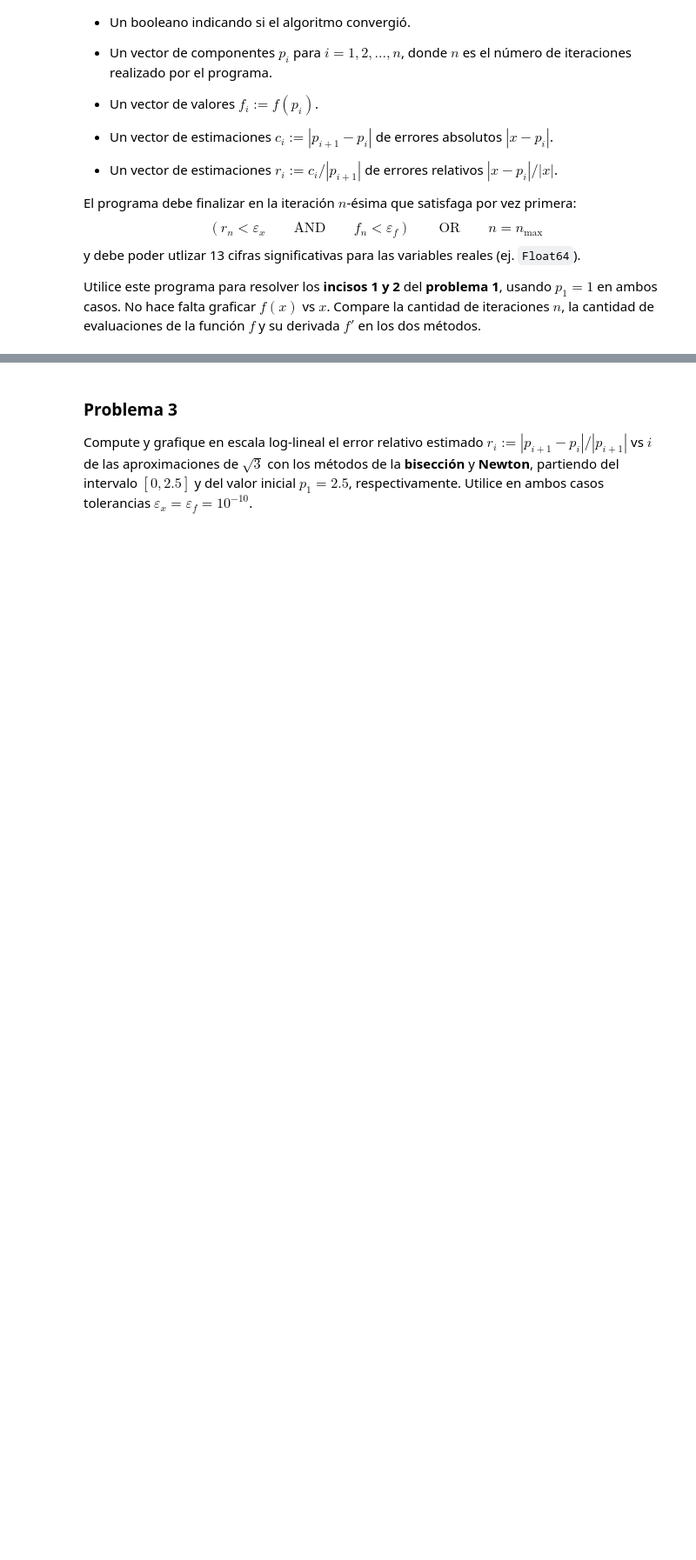
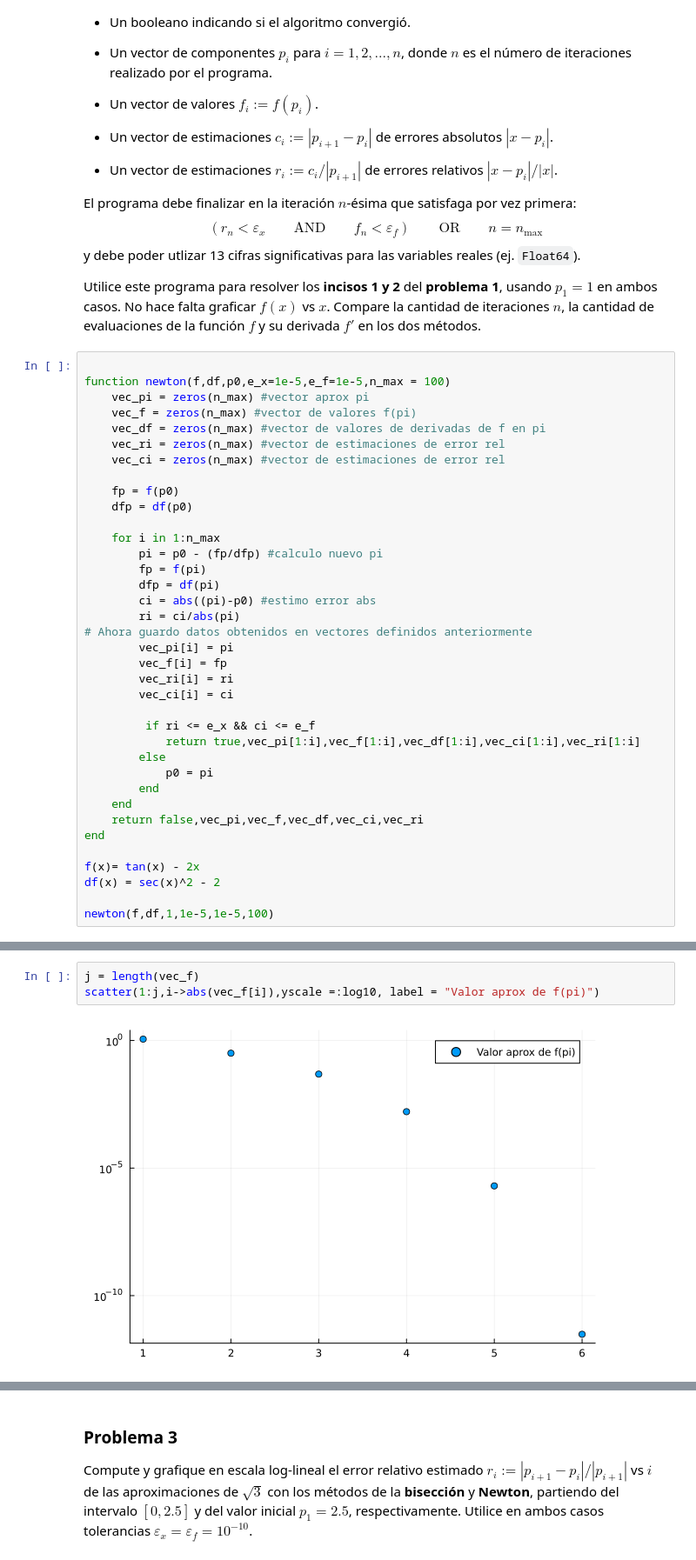
Before and after one commit to martingabrielgomez/Metodos_Numericos, a Jupyter notebook: guia-2-2024.ipynb, the cells around one changed output, grey strips where cells are left out. Shown at 87% size. Cells and saved outputs as stored; diff of their text form; blank space fills up the shorter version.

```diff
--- a/guia-2-2024.ipynb
+++ b/guia-2-2024.ipynb
@@ -186,3 +187,40 @@ $$
 y debe poder utlizar 13 cifras significativas para las variables reales (ej. `Float64`).
 
 Utilice este programa para resolver los **incisos 1 y 2** del **problema 1**, usando $p_1=1$ en ambos casos. No hace falta graficar $f(x)$ vs $x$. Compare la cantidad de iteraciones $n$, la cantidad de evaluaciones de la función $f$ y su derivada $f'$ en los dos métodos.
+# %%
+
+function newton(f,df,p0,e_x=1e-5,e_f=1e-5,n_max = 100)
+    vec_pi = zeros(n_max) #vector aprox pi
+    vec_f = zeros(n_max) #vector de valores f(pi)
+    vec_df = zeros(n_max) #vector de valores de derivadas de f en pi
+    vec_ri = zeros(n_max) #vector de estimaciones de error rel
+    vec_ci = zeros(n_max) #vector de estimaciones de error rel
+
+    fp = f(p0)
+    dfp = df(p0)
+
+    for i in 1:n_max
+        pi = p0 - (fp/dfp) #calculo nuevo pi
+        fp = f(pi)
+        dfp = df(pi)
+        ci = abs((pi)-p0) #estimo error abs
+        ri = ci/abs(pi)
+# Ahora guardo datos obtenidos en vectores definidos anteriormente
+        vec_pi[i] = pi
+        vec_f[i] = fp
+        vec_ri[i] = ri
+        vec_ci[i] = ci
+
+         if ri <= e_x && ci <= e_f
+            return true,vec_pi[1:i],vec_f[1:i],vec_df[1:i],vec_ci[1:i],vec_ri[1:i]
+        else
+            p0 = pi
+        end
+    end
+    return false,vec_pi,vec_f,vec_df,vec_ci,vec_ri
+end
+
+f(x)= tan(x) - 2x
+df(x) = sec(x)^2 - 2
+
+newton(f,df,1,1e-5,1e-5,100)
@@ -188,0 +250,5 @@ Utilice este programa para resolver los **incisos 1 y 2** del **problema 1**, us
+# %%
+j = length(vec_f)
+scatter(1:j,i->abs(vec_f[i]),yscale =:log10, label = "Valor aprox de f(pi)")
+# %% [output]
+[figure, added]
```
Also changed, not shown: parts of 18 cells of this notebook.
